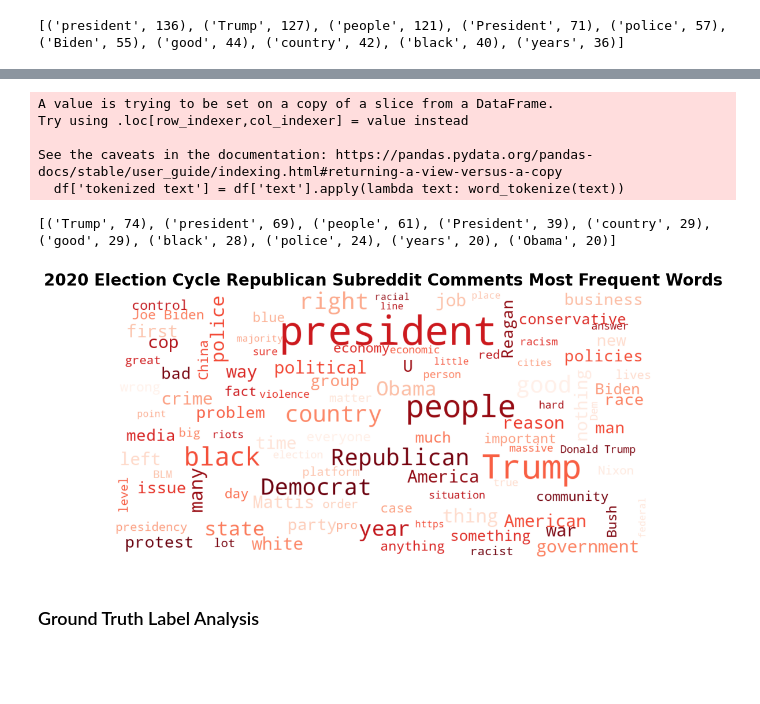
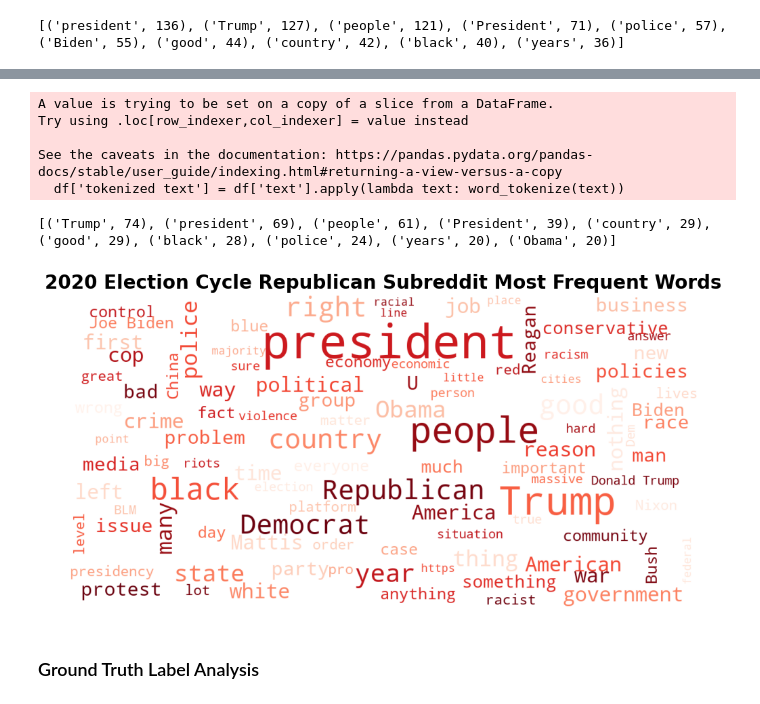
Before and after one commit to gckang/nlp-reddit-election-posts-proj, a Jupyter notebook: exploratory_data_analysis.ipynb, the cells around one changed output, grey strips where cells are left out. Cells and saved outputs as stored; diff of their text form; code cells hidden in the pictures; blank space fills up the shorter version.

```diff
--- a/exploratory_data_analysis.ipynb
+++ b/exploratory_data_analysis.ipynb
@@ -116,15 +115,15 @@ See the caveats in the documentation: https://pandas.pydata.org/pandas-docs/stab
 # %%
 rdistinct_words = find_all_words(rdf)
 find_most_common_words(rdistinct_words)
-show_wordcloud(rdistinct_words, "2020 Election Cycle Republican Subreddit Comments Most Frequent Words", "Reds_r")
+show_wordcloud(rdistinct_words, "2020 Election Cycle Republican Subreddit Most Frequent Words", "Reds_r")
 # %% [output]
 A value is trying to be set on a copy of a slice from a DataFrame.
 Try using .loc[row_indexer,col_indexer] = value instead
 
 See the caveats in the documentation: https://pandas.pydata.org/pandas-docs/stable/user_guide/indexing.html#returning-a-view-versus-a-copy
   df['tokenized text'] = df['text'].apply(lambda text: word_tokenize(text))
 [('Trump', 74), ('president', 69), ('people', 61), ('President', 39), ('country', 29), ('good', 29), ('black', 28), ('police', 24), ('years', 20), ('Obama', 20)]
-[figure, old version]
+[figure, new version]
 # %% [markdown]
 ### Ground Truth Label Analysis
 # %% [markdown]
```
Also changed, not shown: parts of 20 cells of this notebook, 2 other files.
